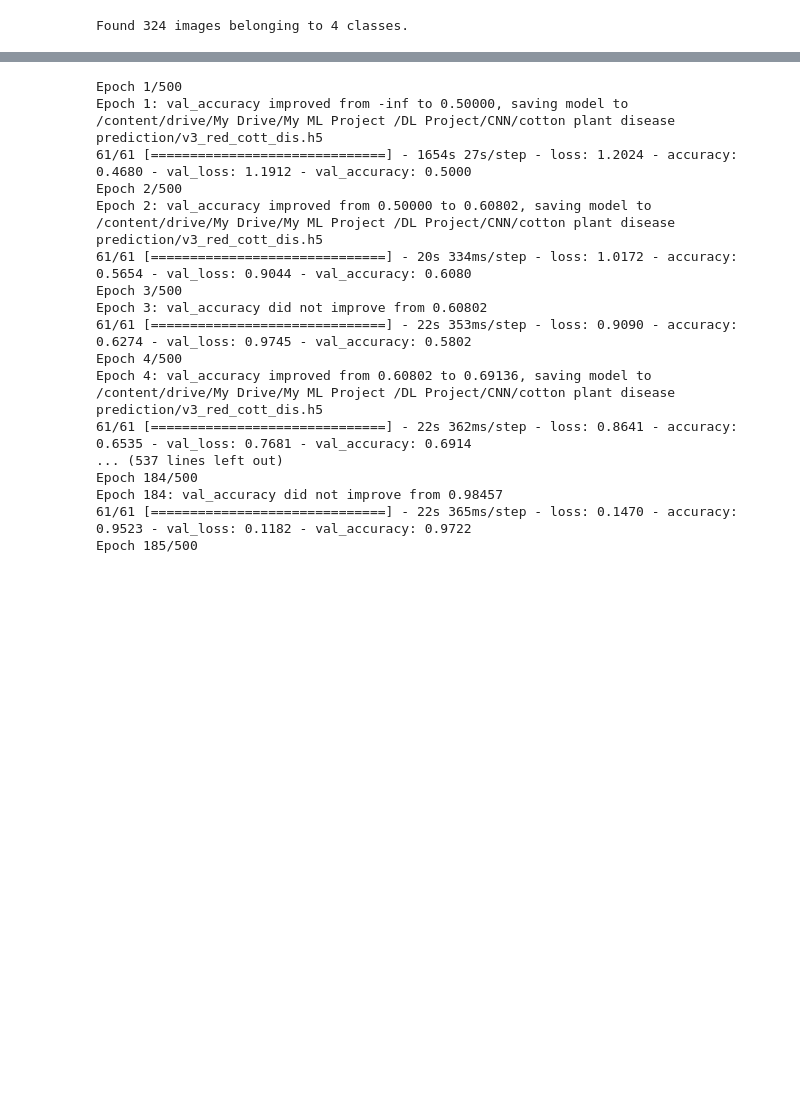
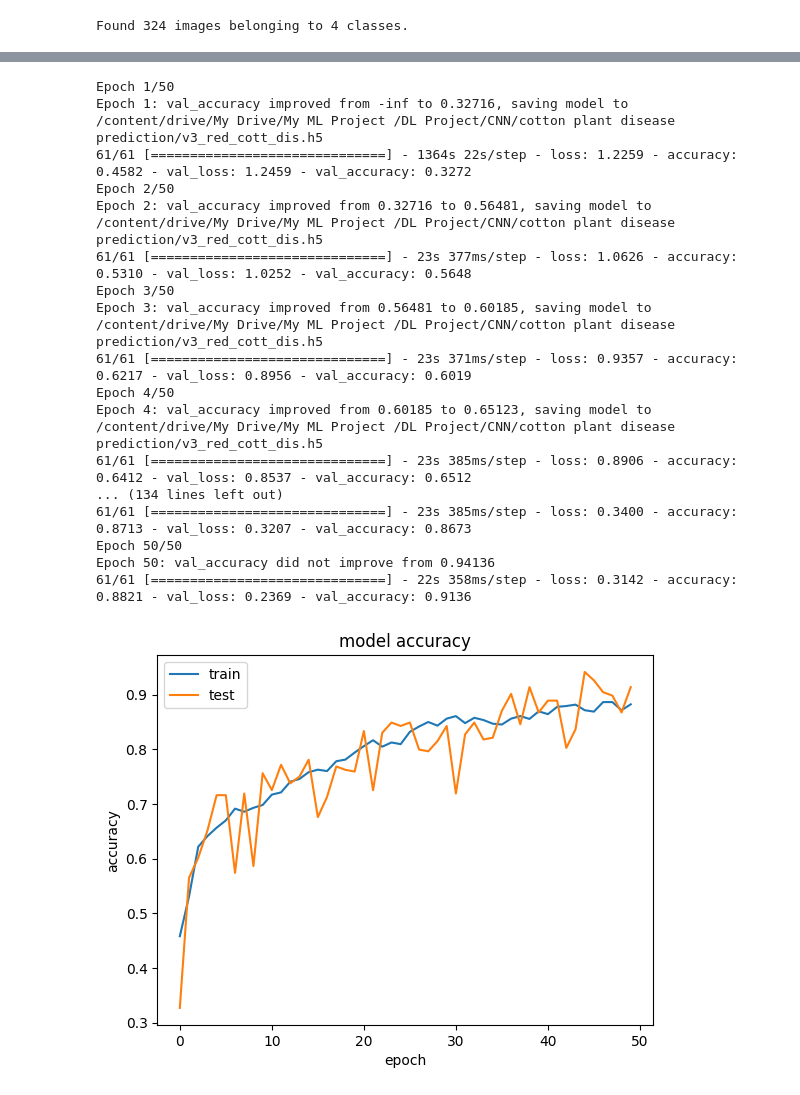
Before and after one commit to vibhorjoshi/-CHECK, a Jupyter notebook: cotton_plant_disease_prediction.ipynb, the cells around one changed output, grey strips where cells are left out. Cells and saved outputs as stored; diff of their text form; code cells hidden in the pictures; blank space fills up the shorter version.

```diff
--- a/cotton_plant_disease_prediction.ipynb
+++ b/cotton_plant_disease_prediction.ipynb
@@ -88,47 +88,48 @@ cnn_model = keras.models.Sequential([
 # %%
 # compile cnn model
 cnn_model.compile(optimizer = Adam(lr=0.0001), loss='sparse_categorical_crossentropy', metrics=['accuracy'])
 
 # train cnn model
 history = cnn_model.fit(training_data,
-                          epochs=500,
+                          epochs=50,
                           verbose=1,
                           validation_data= valid_data,
-                          callbacks=callbacks_list) # time start 16.06
+                          callbacks=callbacks_list)
 
 # summarize history for accuracy
 plt.plot(history.history['accuracy'])
 plt.plot(history.history['val_accuracy'])
 plt.title('model accuracy')
 plt.ylabel('accuracy')
 plt.xlabel('epoch')
 plt.legend(['train', 'test'], loc='upper left')
 plt.show()
 # summarize history for loss
 plt.plot(history.history['loss'])
 plt.plot(history.history['val_loss'])
 plt.title('model loss')
 plt.ylabel('loss')
 plt.xlabel('epoch')
 plt.legend(['train', 'test'], loc='upper left')
 plt.show()
 
 history.history
 # %% [output]
-Epoch 1/500
-Epoch 1: val_accuracy improved from -inf to 0.50000, saving model to /content/drive/My Drive/My ML Project /DL Project/CNN/cotton plant disease prediction/v3_red_cott_dis.h5
-61/61 [==============================] - 1654s 27s/step - loss: 1.2024 - accuracy: 0.4680 - val_loss: 1.1912 - val_accuracy: 0.5000
-Epoch 2/500
-Epoch 2: val_accuracy improved from 0.50000 to 0.60802, saving model to /content/drive/My Drive/My ML Project /DL Project/CNN/cotton plant disease prediction/v3_red_cott_dis.h5
-61/61 [==============================] - 20s 334ms/step - loss: 1.0172 - accuracy: 0.5654 - val_loss: 0.9044 - val_accuracy: 0.6080
-Epoch 3/500
-Epoch 3: val_accuracy did not improve from 0.60802
-61/61 [==============================] - 22s 353ms/step - loss: 0.9090 - accuracy: 0.6274 - val_loss: 0.9745 - val_accuracy: 0.5802
-Epoch 4/500
-Epoch 4: val_accuracy improved from 0.60802 to 0.69136, saving model to /content/drive/My Drive/My ML Project /DL Project/CNN/cotton plant disease prediction/v3_red_cott_dis.h5
-61/61 [==============================] - 22s 362ms/step - loss: 0.8641 - accuracy: 0.6535 - val_loss: 0.7681 - val_accuracy: 0.6914
-... (537 lines left out)
-Epoch 184/500
-Epoch 184: val_accuracy did not improve from 0.98457
-61/61 [==============================] - 22s 365ms/step - loss: 0.1470 - accuracy: 0.9523 - val_loss: 0.1182 - val_accuracy: 0.9722
-Epoch 185/500
+Epoch 1/50
+Epoch 1: val_accuracy improved from -inf to 0.32716, saving model to /content/drive/My Drive/My ML Project /DL Project/CNN/cotton plant disease prediction/v3_red_cott_dis.h5
+61/61 [==============================] - 1364s 22s/step - loss: 1.2259 - accuracy: 0.4582 - val_loss: 1.2459 - val_accuracy: 0.3272
+Epoch 2/50
+Epoch 2: val_accuracy improved from 0.32716 to 0.56481, saving model to /content/drive/My Drive/My ML Project /DL Project/CNN/cotton plant disease prediction/v3_red_cott_dis.h5
+61/61 [==============================] - 23s 377ms/step - loss: 1.0626 - accuracy: 0.5310 - val_loss: 1.0252 - val_accuracy: 0.5648
+Epoch 3/50
+Epoch 3: val_accuracy improved from 0.56481 to 0.60185, saving model to /content/drive/My Drive/My ML Project /DL Project/CNN/cotton plant disease prediction/v3_red_cott_dis.h5
+61/61 [==============================] - 23s 371ms/step - loss: 0.9357 - accuracy: 0.6217 - val_loss: 0.8956 - val_accuracy: 0.6019
+Epoch 4/50
+Epoch 4: val_accuracy improved from 0.60185 to 0.65123, saving model to /content/drive/My Drive/My ML Project /DL Project/CNN/cotton plant disease prediction/v3_red_cott_dis.h5
+61/61 [==============================] - 23s 385ms/step - loss: 0.8906 - accuracy: 0.6412 - val_loss: 0.8537 - val_accuracy: 0.6512
+... (134 lines left out)
+61/61 [==============================] - 23s 385ms/step - loss: 0.3400 - accuracy: 0.8713 - val_loss: 0.3207 - val_accuracy: 0.8673
+Epoch 50/50
+Epoch 50: val_accuracy did not improve from 0.94136
+61/61 [==============================] - 22s 358ms/step - loss: 0.3142 - accuracy: 0.8821 - val_loss: 0.2369 - val_accuracy: 0.9136
+[figure, added]
```
Also changed, not shown: parts of 2 cells of this notebook.
